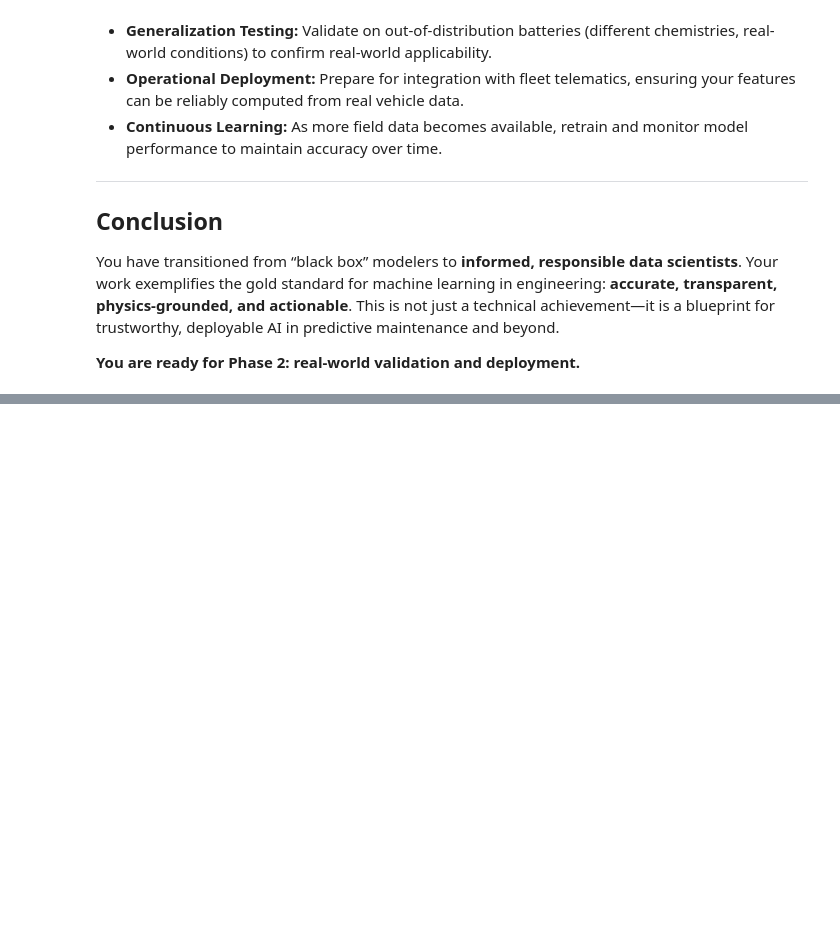
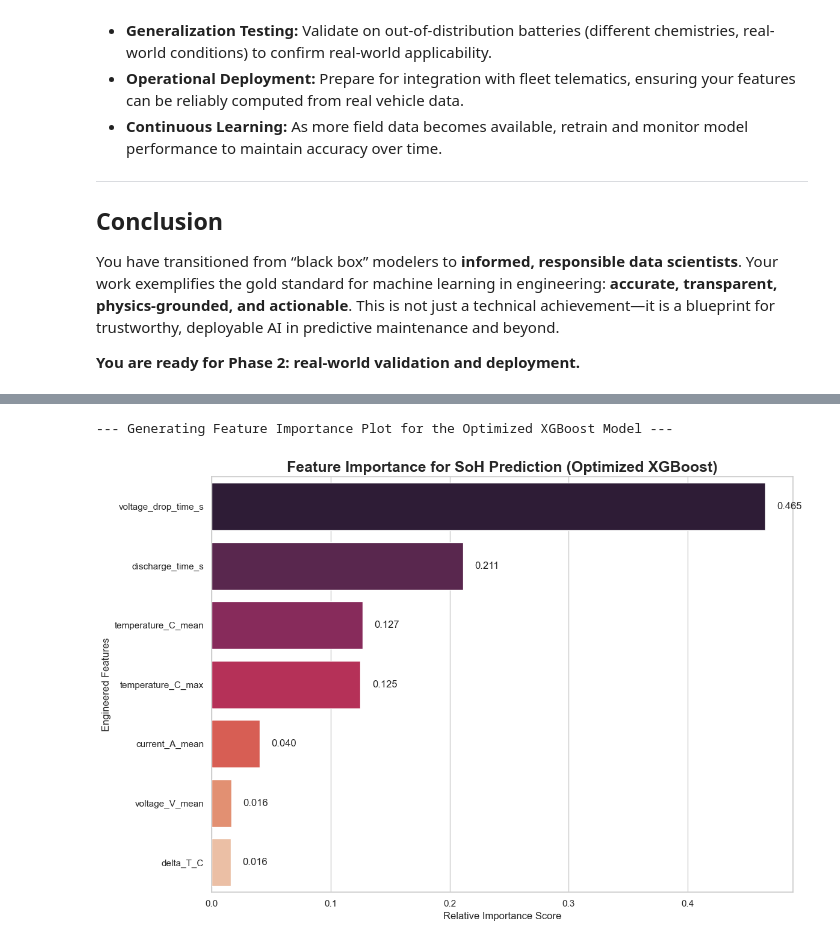
Before and after one commit to Jai-Kumar786/EV_Predictive_Maintenance, a Jupyter notebook: notebooks/02_model_building.ipynb, the cells around one changed output, grey strips where cells are left out. Saved outputs shown, nothing was run; the diff lists cells and outputs as text; code cells hidden in the pictures; blank space fills up the shorter version.

```diff
--- a/notebooks/02_model_building.ipynb
+++ b/notebooks/02_model_building.ipynb
@@ -1904,0 +2324,39 @@ You have transitioned from “black box” modelers to **informed, responsible d
+# %%
+import matplotlib.pyplot as plt
+import seaborn as sns
+import pandas as pd
+
+print("--- Generating Feature Importance Plot for the Optimized XGBoost Model ---")
+
+# --- Data Preparation ---
+# Create a pandas Series to store the feature importances and their names
+feature_importances = pd.Series(optimized_xgb.feature_importances_, index=X_train.columns)
+
+# Sort the features by importance for a clear visualization
+feature_importances = feature_importances.sort_values(ascending=False)
+
+# --- Visualization ---
+plt.figure(figsize=(12, 8))
+sns.set_theme(style="whitegrid")
+
+# Create the horizontal bar plot
+ax = sns.barplot(x=feature_importances, y=feature_importances.index, palette='rocket')
+
+# Add titles and labels for clarity
+ax.set_title('Feature Importance for SoH Prediction (Optimized XGBoost)', fontsize=18, fontweight='bold')
+ax.set_xlabel('Relative Importance Score', fontsize=12)
+ax.set_ylabel('Engineered Features', fontsize=12)
+
+# Add data labels to the bars
+for p in ax.patches:
+    width = p.get_width()
+    ax.text(width + 0.01,  # Position the text slightly to the right of the bar
+            p.get_y() + p.get_height() / 2.,
+            f'{width:.3f}',
+            va='center')
+
+plt.tight_layout()
+plt.show()
+# %% [output]
+--- Generating Feature Importance Plot for the Optimized XGBoost Model ---
+[figure, added]
```
Also changed, not shown: parts of 28 cells of this notebook, 1 other file.
